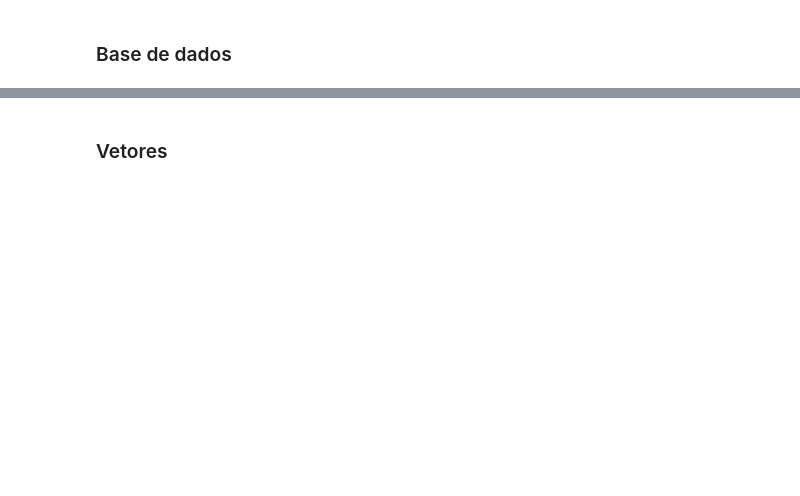
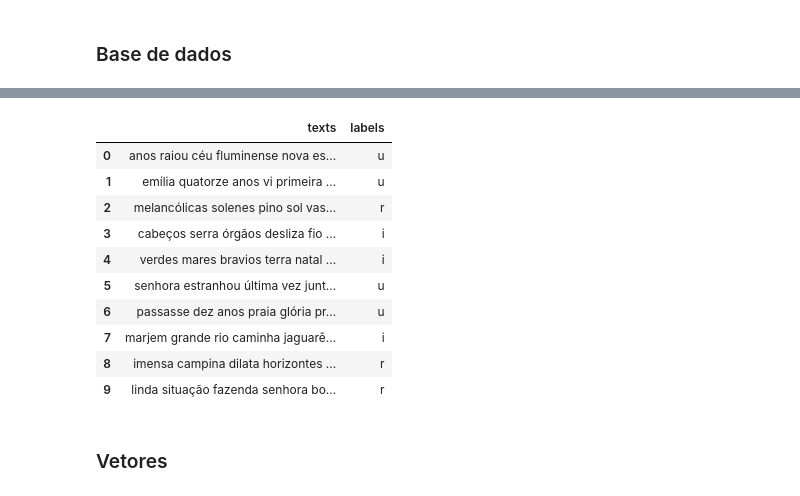
Before and after one commit to ellfiscina/TextMining, a Jupyter notebook: Untitled1.ipynb, the cells around one changed output, grey strips where cells are left out. Drawn from its saved outputs; the diff is of its cells as text; code cells hidden in the pictures; blank space fills up the shorter version.

```diff
--- a/Untitled1.ipynb
+++ b/Untitled1.ipynb
@@ -49,3 +61,25 @@ trainDF
+# %%
+def preProcess(text):
+    text = text.lower()
+    text = ' '.join(word for word in text.split() if word not in STOPWORDS)
+    text = BAD_SYMBOLS_RE.sub(' ', text)
+
+    return text
+# %%
+df['texts'] = df['texts'].apply(preProcess)
+df
+# %% [output]
+|  | texts | labels |
+| 0 | anos raiou céu fluminense nova es... | u |
+| 1 | emília quatorze anos vi primeira ... | u |
+| 2 | melancólicas solenes pino sol vas... | r |
+| 3 | cabeços serra órgãos desliza fio ... | i |
+| 4 | verdes mares bravios terra natal ... | i |
+| 5 | senhora estranhou última vez junt... | u |
+| 6 | passasse dez anos praia glória pr... | u |
+| 7 | marjem grande rio caminha jaguarê... | i |
+| 8 | imensa campina dilata horizontes ... | r |
+| 9 | linda situação fazenda senhora bo... | r |
 # %% [markdown]
 ### Vetores
 # %%
```
Also changed, not shown: parts of 48 cells of this notebook, 5 other files.
